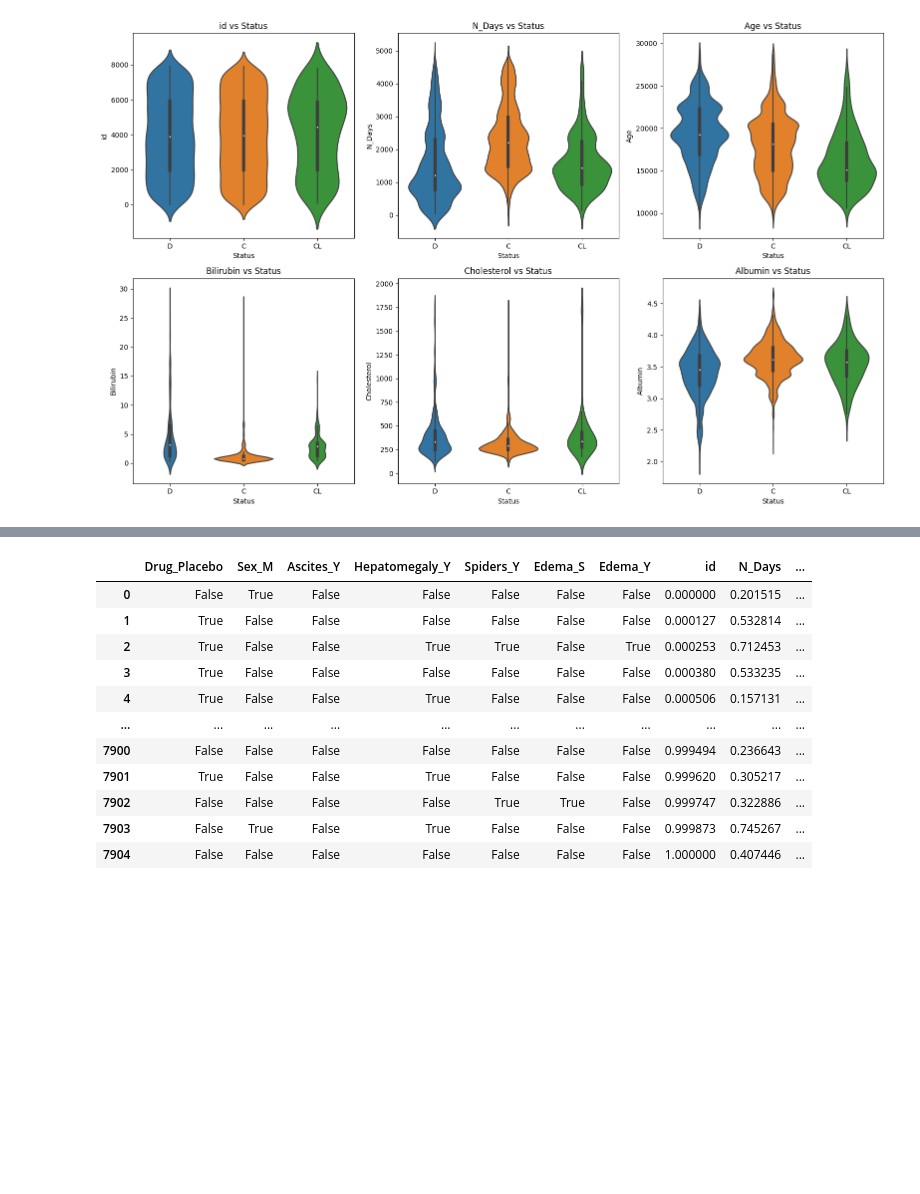
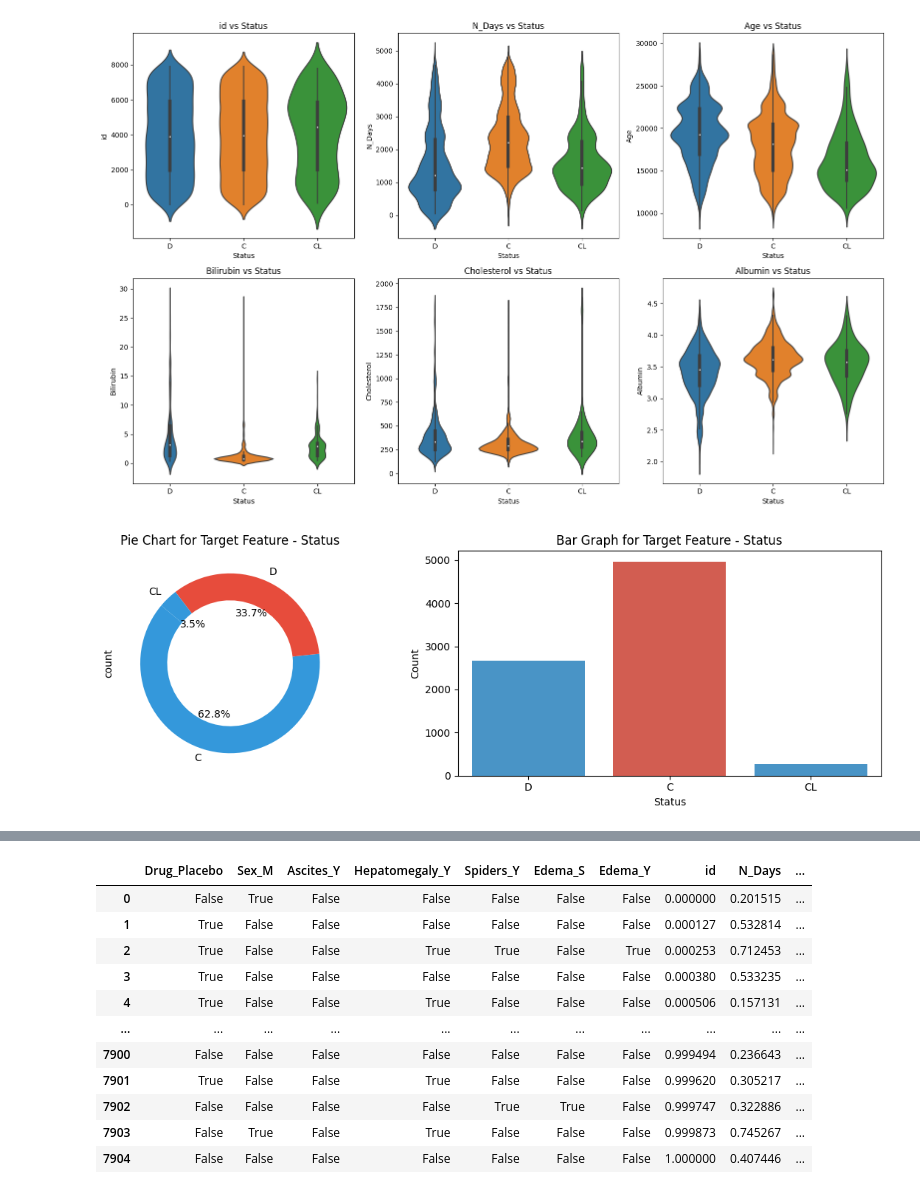
Before and after one commit to amitvkulkarni/Blogs, a Jupyter notebook: Kaggle/hyperparameter-tuning-with-optuna.ipynb, the cells around one changed output, grey strips where cells are left out. Cells and saved outputs as stored; diff of their text form; code cells hidden in the pictures; blank space fills up the shorter version.

```diff
--- a/Kaggle/hyperparameter-tuning-with-optuna.ipynb
+++ b/Kaggle/hyperparameter-tuning-with-optuna.ipynb
@@ -114,4 +144,30 @@ plt.tight_layout()
 plt.show()
 # %% [output]
 [figure]
+# %%
+# Analysis of TARGET feature
+
+# Define a custom color palette for categorical features
+target_palette = ['#3498db', '#e74c3c']
+
+fig, axes = plt.subplots(1, 2, figsize=(12, 4))
+
+# Pie Chart
+plt.subplot(1, 2, 1)
+df_train[target].value_counts().plot.pie(autopct='%1.1f%%', colors=target_palette, wedgeprops=dict(width=0.3), startangle=140)
+plt.title(f"Pie Chart for Target Feature - {target}")
+
+# Bar Graph
+plt.subplot(1, 2, 2)
+sns.countplot(data=pd.concat([df_train]), x=target, palette=target_palette)
+plt.ylabel("Count")
+plt.title(f"Bar Graph for Target Feature - {target}")
+
+# Adjust spacing between subplots
+plt.tight_layout()
+
+# Show the plots
+plt.show()
+# %% [output]
+[figure, added]
 # %%
```
Also changed, not shown: parts of 22 cells of this notebook.
